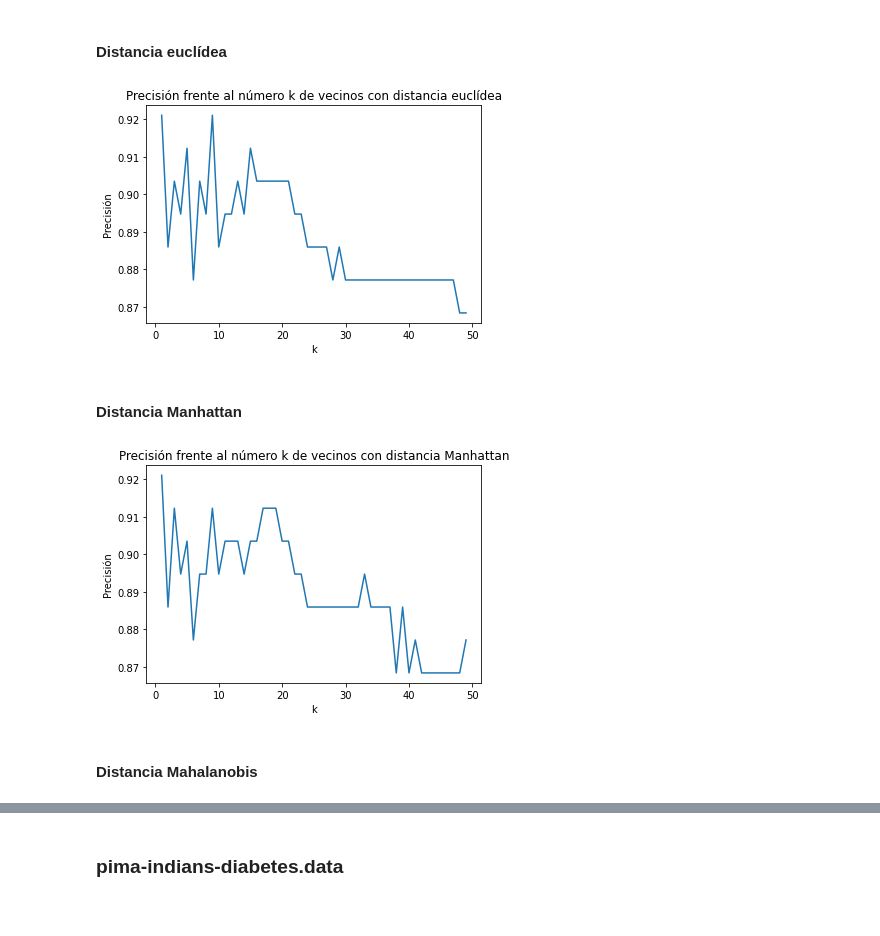
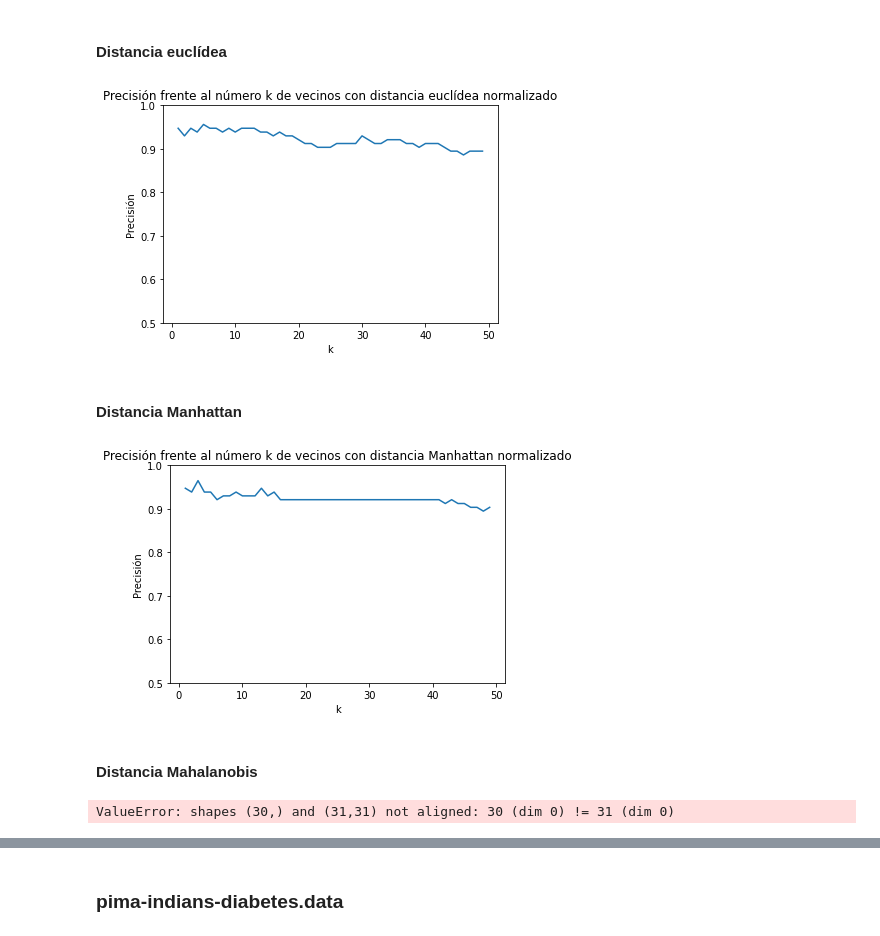
Before and after one commit to Albertogk/FAA, a Jupyter notebook: practica2/main.ipynb, the cells around one changed output, grey strips where cells are left out. Saved outputs shown, nothing was run; the diff lists cells and outputs as text; code cells hidden in the pictures.

```diff
--- a/practica2/main.ipynb
+++ b/practica2/main.ipynb
@@ -50,24 +50,25 @@ datostrain, datostest = get_train_test(dataset,seed=seed, p=p)
 cl = ClasificadorVecinosProximos()
 cl.entrenamiento(datostrain, dataset.nominalAtributos, dataset.diccionario)
 
-k_precision_wdbc_euclidean = np.zeros(len(k_values))
+k_precision_wdbc_euclidean_norm = np.zeros(len(k_values))
 
 cnt = 0
 
 for k in k_values:
     prediccion = cl.clasifica(datostest, dataset.nominalAtributos, dataset.diccionario, k=k, distancia="euclidea")
-    k_precision_wdbc_euclidean[cnt] = 1-cl.error(datostest, prediccion)
+    k_precision_wdbc_euclidean_norm[cnt] = 1-cl.error(datostest, prediccion)
 
     cnt += 1
 # %%
 plt.figure()
-plt.plot(k_values, k_precision_wdbc_euclidean)
+plt.plot(k_values, k_precision_wdbc_euclidean_norm)
+plt.ylim(0.5, 1)
 plt.xlabel("k")
 plt.ylabel("Precisión")
-plt.title("Precisión frente al número k de vecinos con distancia euclídea")
+plt.title("Precisión frente al número k de vecinos con distancia euclídea normalizado")
 plt.show()
 # %% [output]
-[figure, old version]
+[figure, new version]
 # %% [markdown]
 <h4>Distancia Manhattan</h4>
 # %%
@@ -92,13 +93,14 @@ for k in k_values:
     cnt += 1
 # %%
 plt.figure()
-plt.plot(k_values, k_precision_wdbc_manhattan)
+plt.plot(k_values, k_precision_wdbc_manhattan_norm)
+plt.ylim(0.5, 1)
 plt.xlabel("k")
 plt.ylabel("Precisión")
-plt.title("Precisión frente al número k de vecinos con distancia Manhattan")
+plt.title("Precisión frente al número k de vecinos con distancia Manhattan normalizado")
 plt.show()
 # %% [output]
-[figure, old version]
+[figure, new version]
 # %% [markdown]
 <h4>Distancia Mahalanobis</h4>
 # %%
@@ -110,16 +112,18 @@ p = 0.2
 datostrain, datostest = get_train_test(dataset, seed=seed, p=0.2)
 
 cl = ClasificadorVecinosProximos()
-cl.entrenamiento(datostrain, dataset.nominalAtributos, dataset.diccionario, norm)
+cl.entrenamiento(datostrain, dataset.nominalAtributos, dataset.diccionario)
 
-k_precision_wdbc_mahalanobis = np.zeros(len(k_values))
+k_precision_wdbc_mahalanobis_norm = np.zeros(len(k_values))
 
 cnt = 0
 
 for k in k_values:
     prediccion = cl.clasifica(datostest, dataset.nominalAtributos, dataset.diccionario, k=k, distancia="mahalanobis")
-    k_precision_wdbc_mahalanobis[cnt] += 1-cl.error(datostest, prediccion)
+    k_precision_wdbc_mahalanobis_norm[cnt] += 1-cl.error(datostest, prediccion)
 
     cnt += 1
+# %% [output]
+ValueError: shapes (30,) and (31,31) not aligned: 30 (dim 0) != 31 (dim 0)
 # %%
 plt.figure()
```
Also changed, not shown: parts of 49 cells of this notebook, 1 other file.
